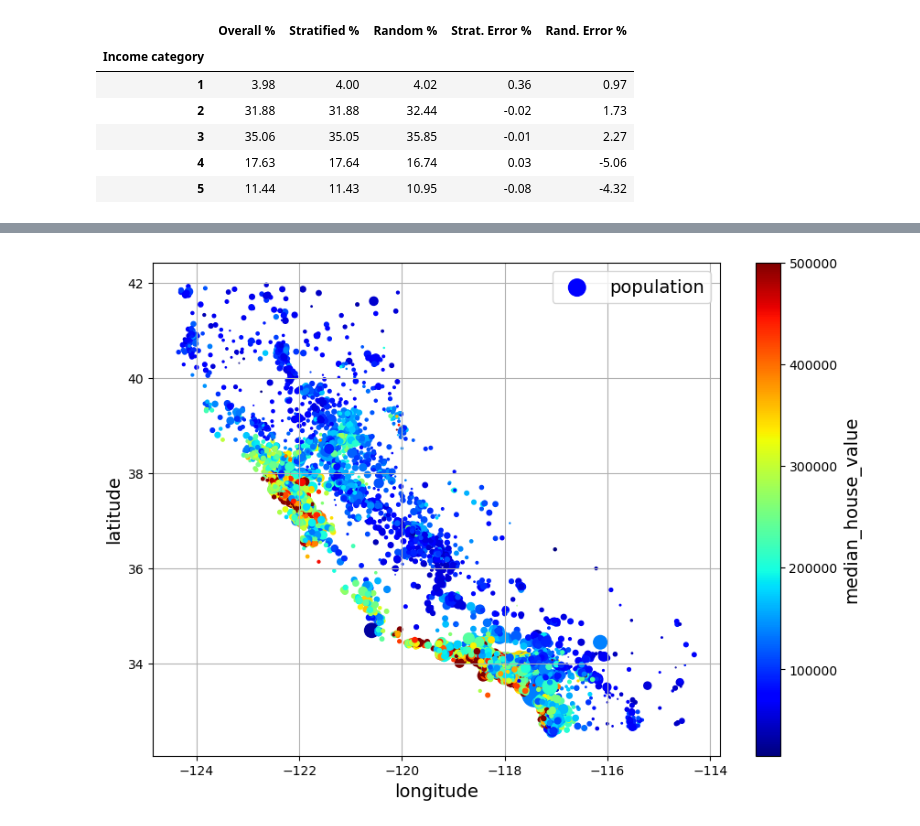
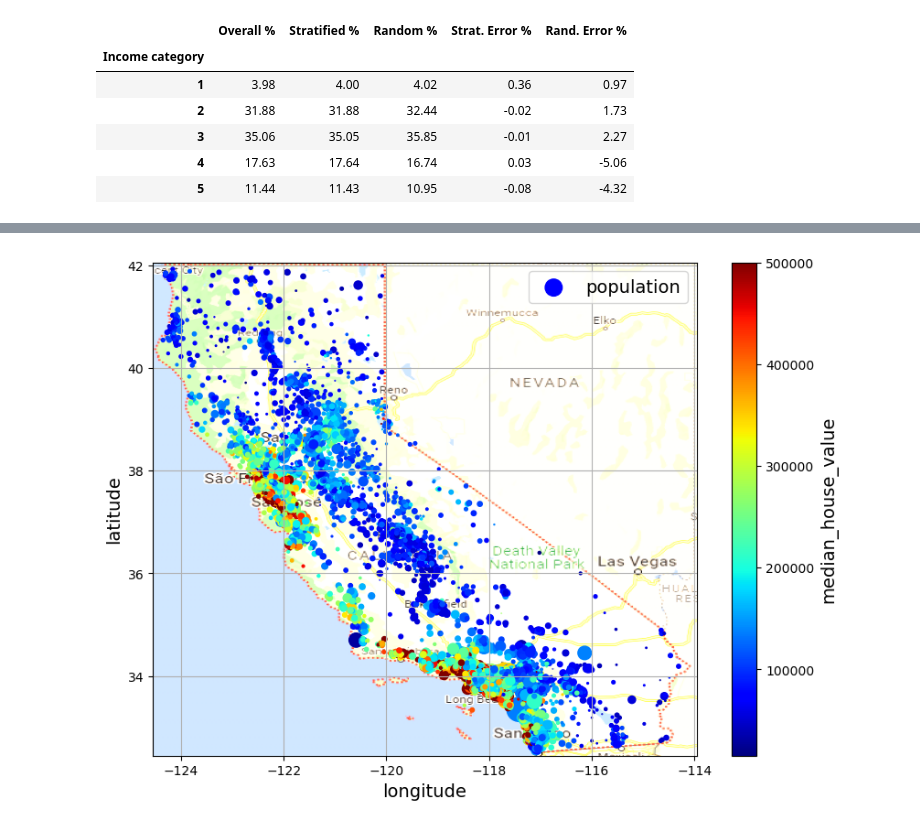
Before and after one commit to RainelDias88/regression, a Jupyter notebook: regression_project.ipynb, the cells around one changed output, grey strips where cells are left out. Drawn from its saved outputs; the diff is of its cells as text; code cells hidden in the pictures.

```diff
--- a/regression_project.ipynb
+++ b/regression_project.ipynb
@@ -131,3 +132,17 @@ for set_ in (strat_train_set, strat_test_set):
     set_.drop("income_cat", axis=1, inplace=True)
 # %%
 df = strat_train_set.copy()
+# %%
+def load_image():
+    file_path = Path("images/California.png")
+    if not file_path.is_file():
+        Path("images").mkdir(parents=True, exist_ok=True)
+        url = "https://github.com/RainelDias88/regression/blob/main/images/California.png"
+        urllib.request.urlretrieve(url, file_path)
+    return Path("images/California.png")
+
+image = load_image()
+california_image = plt.imread(image)
+axis = df["longitude"].min(), df["longitude"].max(), df["latitude"].min(), df["latitude"].max()
+plt.imshow(california_image, extent=axis)
+plt.show()
@@ -134,8 +151,10 @@ df = strat_train_set.copy()
 # %%
 df.plot(kind="scatter", x="longitude", y="latitude", grid=True, s=df["population"] / 100, label="population",
        c="median_house_value", cmap="jet", colorbar=True, legend=True, sharex=False, figsize=(10, 7))
-california_image = plt
+california_image = plt.imread(image)
+axis = df["longitude"].min() - 0.20, df["longitude"].max() + 0.35, df["latitude"].min() - 0.09, df["latitude"].max() + 0.10
+plt.imshow(california_image, extent=axis)
 
 plt.show()
 # %% [output]
-[figure, old version]
+[figure, new version]
```
Also changed, not shown: parts of 15 cells of this notebook.
